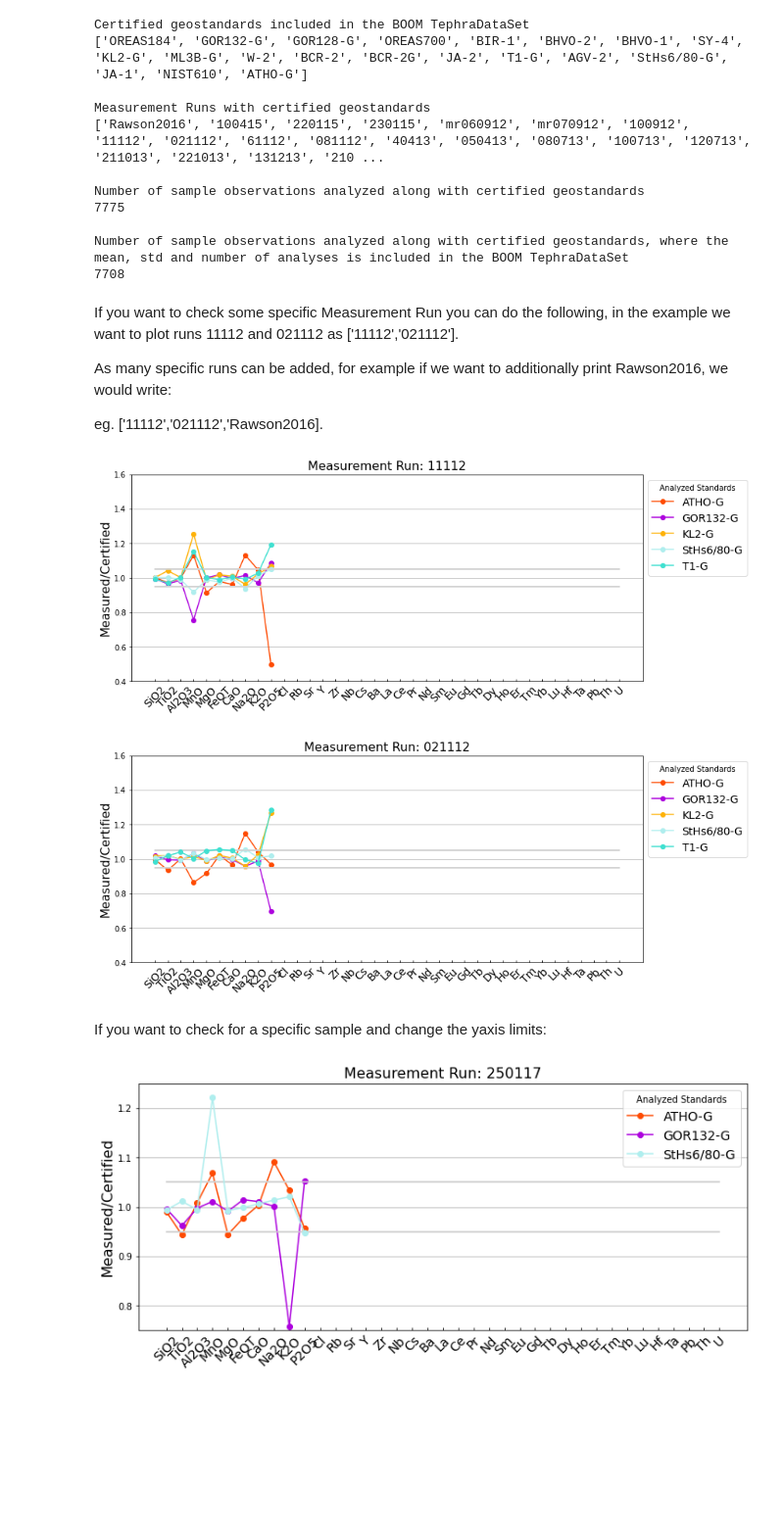
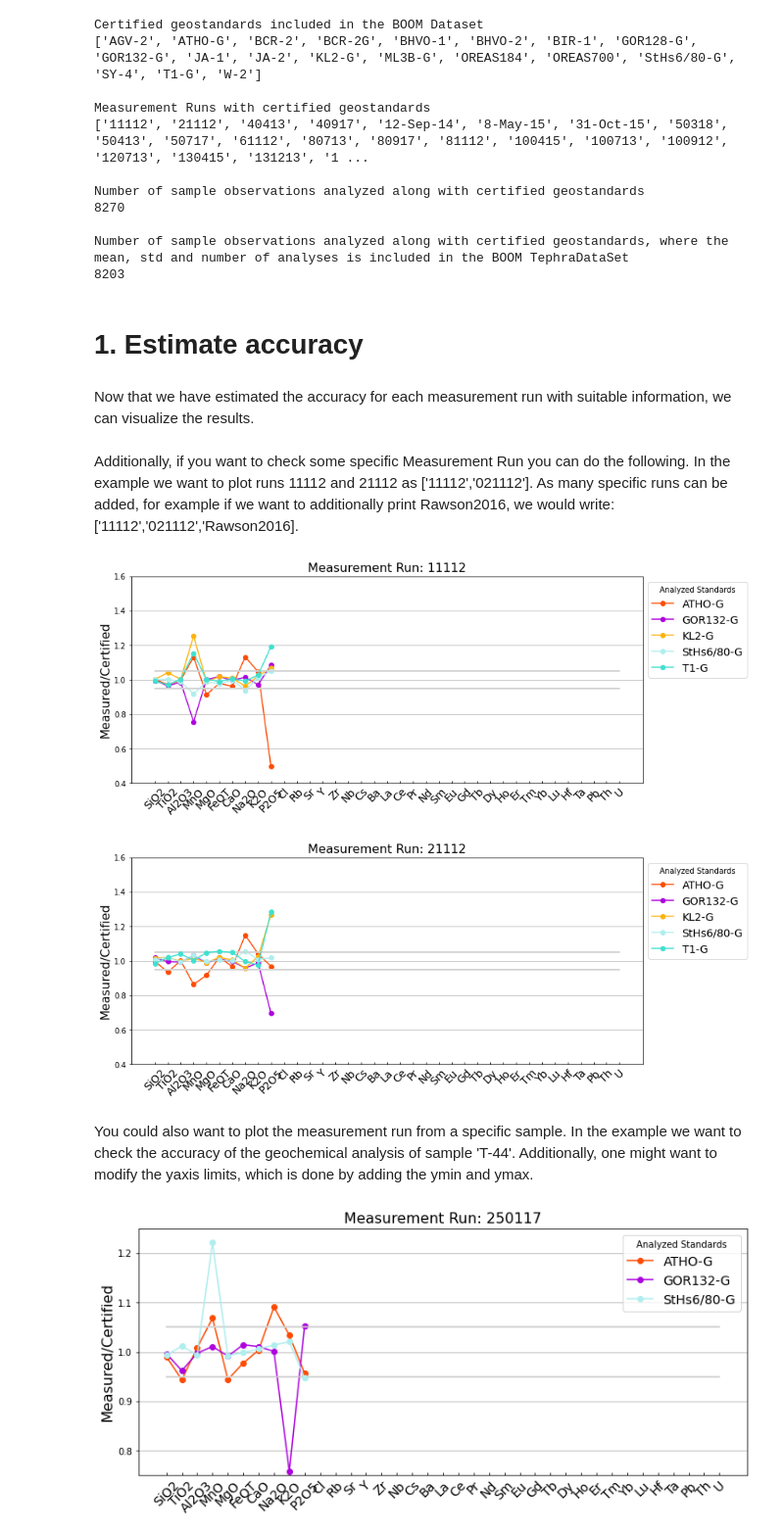
Before and after one commit to consuelola/BOOM, a Jupyter notebook: Notebooks/UncertaintyAndStandards.ipynb, the cells around one changed output. Shown at 98% size. Drawn from its saved outputs; the diff is of its cells as text; code cells hidden in the pictures; blank space fills up the shorter version.

```diff
--- a/Notebooks/UncertaintyAndStandards.ipynb
+++ b/Notebooks/UncertaintyAndStandards.ipynb
@@ -43,14 +38,21 @@ Samples analyzed for geochemical composition
 # %%
-# Load data of geostandards analyzed in each run (ID of the geostandard (e.g. ATHO-G, ML3B-G),
+# Load data of geostandards analyzed in each run from the MeasurementRuns file: ID of the geostandard (e.g. ATHO-G, ML3B-G),
 #     the average analyzed value for each analyzed element, its standard deviation (SD),
 #     the relative standard deviation (RSD) and the number of analyses performed for of each standard (n).
 
-BOOM_geostandards = pd.read_excel('../Data/MeasurementRuns.xlsx')
+standard_url = "https://data.ipsl.fr/repository/TephraDatabase/TephraDataBase_Standards.csv"
+s=requests.get(standard_url).text
+BOOM_geostandards = pd.read_csv(StringIO(s), encoding="latin1")
 BOOM_geostandards.loc[:,'MeasurementRun'] = BOOM_geostandards.loc[:,'MeasurementRun'].astype('str')
-print('\033[1m'+ 'Number of sample observations analyzed for geochemical composition, for which the average, std and n analyzed for each element for each geostandard analyzed along with the samples, are included in the BOOM TephraDataSet'+ '\033[0m')
+
+#in case the ESPRI server is down:
+BOOM_geostandards = pd.read_csv("../assets/Data/MeasurementRuns.csv", encoding = 'UTF-8', low_memory =False )
+BOOM_geostandards.loc[:,'MeasurementRun'] = BOOM_geostandards.loc[:,'MeasurementRun'].astype('str')
+
+print('\033[1m'+ 'Number of sample observations analyzed for geochemical composition, for which the average, std and n analyzed for each element, for each geostandard analyzed along with the samples, are included in the BOOM Dataset:'+ '\033[0m')
 print(len(BOOM_with_geostandards[BOOM_with_geostandards.MeasurementRun.isin(BOOM_geostandards[BOOM_geostandards.n!= 'Not reported'].MeasurementRun.unique().tolist())]))
 print(' ')
 
-print('\033[1m'+ 'Number of sample observations analyzed for geochemical composition, for which only the average of the geostandard are included in the BOOM TephraDataSet '+ '\033[0m')
+print('\033[1m'+ 'Number of sample observations analyzed for geochemical composition, for which only the average of the geostandard are included in the BOOM Dataset:'+ '\033[0m')
 print(len(BOOM_with_geostandards[BOOM_with_geostandards.MeasurementRun.isin(BOOM_geostandards[BOOM_geostandards.n== 'Not reported'].MeasurementRun.unique().tolist())]))
 # %% [output]
@@ -74,26 +77,26 @@ The certifed values can be accessed a:
 # %%
-#Load Standard reference values and filter the ones with error as '95%CL' or 'SD' which correspond to the standars
+#Load Standard reference values and filter the ones with error as '95%CL' or 'SD', which correspond to the standars
 #with a certified value.
 
-BOOM_geostandards_ref = pd.read_excel('../Data/Standards_Reference.xlsx')
+BOOM_geostandards_ref = pd.read_csv('../assets/Data/Standards_Reference.csv', encoding = 'UTF-8', low_memory =False)
 BOOM_geostandards_ref = BOOM_geostandards_ref[BOOM_geostandards_ref.StandardID.isin(['OREAS184', 'GOR132-G', 'GOR128-G', 'OREAS700',
         'BIR-1', 'BHVO-2', 'BHVO-1', 'SY-4', 'KL2-G', 'ML3B-G', 'W-2', 'BCR-2', 'BCR-2G', 'JA-2',
         'T1-G', 'AGV-2', 'StHs6/80-G', 'JA-1', 'NIST610', 'ATHO-G'])].copy()
 
 #Print certified secondary standards in the dataset
 temp1 = BOOM_geostandards_ref.StandardID.unique().tolist()
-print('\033[1m'+ 'Certified geostandards included in the BOOM TephraDataSet'+ '\033[0m')
+print('\033[1m'+ 'Certified geostandards included in the BOOM Dataset'+ '\033[0m')
 print(temp1)
 
 #print MeasurementRuns with certified standards
-temp2 = BOOM_geostandards[BOOM_geostandards.StandardID.isin(temp1)].MeasurementRun.unique().tolist()
+temp2 = BOOM_geostandards[BOOM_geostandards.Standard.isin(temp1)].MeasurementRun.unique().tolist()
 print(" ")
 print('\033[1m'+ 'Measurement Runs with certified geostandards'+ '\033[0m')
 print(temp2)
 
 print(" ")
 print('\033[1m'+ 'Number of sample observations analyzed along with certified geostandards'+ '\033[0m')
-temp3 = BOOM_geostandards[BOOM_geostandards.StandardID.isin(temp1)]
+temp3 = BOOM_geostandards[BOOM_geostandards.Standard.isin(temp1)]
 temp4 = temp3[((temp3.SiO2!=-1)&(temp3.SD_SiO2!=-1))|((temp3.Rb!=-1)&(temp3.SD_Rb!=-1))].MeasurementRun.unique().tolist()
 print(len(BOOM_with_geostandards[BOOM_with_geostandards.MeasurementRun.isin(temp4)].MeasurementRun))
 
@@ -102,17 +105,19 @@ print('\033[1m'+ 'Number of sample observations analyzed along with certified ge
 temp5 = temp3[temp3.n!='Not reported'].MeasurementRun.unique()
 print(len(BOOM_with_geostandards[BOOM_with_geostandards.MeasurementRun.isin(temp5)].MeasurementRun))
 # %% [output]
-Certified geostandards included in the BOOM TephraDataSet
-['OREAS184', 'GOR132-G', 'GOR128-G', 'OREAS700', 'BIR-1', 'BHVO-2', 'BHVO-1', 'SY-4', 'KL2-G', 'ML3B-G', 'W-2', 'BCR-2', 'BCR-2G', 'JA-2', 'T1-G', 'AGV-2', 'StHs6/80-G', 'JA-1', 'NIST610', 'ATHO-G']
+Certified geostandards included in the BOOM Dataset
+['AGV-2', 'ATHO-G', 'BCR-2', 'BCR-2G', 'BHVO-1', 'BHVO-2', 'BIR-1', 'GOR128-G', 'GOR132-G', 'JA-1', 'JA-2', 'KL2-G', 'ML3B-G', 'OREAS184', 'OREAS700', 'StHs6/80-G', 'SY-4', 'T1-G', 'W-2']
 
 Measurement Runs with certified geostandards
-['Rawson2016', '100415', '220115', '230115', 'mr060912', 'mr070912', '100912', '11112', '021112', '61112', '081112', '40413', '050413', '080713', '100713', '120713', '211013', '221013', '131213', '210 ...
+['11112', '21112', '40413', '40917', '12-Sep-14', '8-May-15', '31-Oct-15', '50318', '50413', '50717', '61112', '80713', '80917', '81112', '100415', '100713', '100912', '120713', '130415', '131213', '1 ...
 
 Number of sample observations analyzed along with certified geostandards
-7775
+8270
 
 Number of sample observations analyzed along with certified geostandards, where the mean, std and number of analyses is included in the BOOM TephraDataSet
-7708
+8203
+# %% [markdown]
+# 1. Estimate accuracy
 # %%
 import sys
 sys.path.insert(1, '../Scripts')
@@ -125,0 +128,2 @@ BOOM_geostandards_accuracy = estimating_accuracy(BOOM_geostandards,BOOM_geostand
+# %% [markdown]
+Now that we have estimated the accuracy for each measurement run with suitable information, we can visualize the results.
@@ -126,16 +135,13 @@ BOOM_geostandards_accuracy = estimating_accuracy(BOOM_geostandards,BOOM_geostand
 # %% [markdown]
-If you want to check some specific Measurement Run you can do the following, in the example we want to plot runs 11112 and 021112 as ['11112','021112'].
-
-As many specific runs can be added, for example if we want to additionally print Rawson2016, we would write:
-
-eg. ['11112','021112','Rawson2016].
+Additionally, if you want to check some specific Measurement Run you can do the following. In the example we want to plot runs 11112 and 21112 as ['11112','021112']. As many specific runs can be added, for example if we want to additionally print Rawson2016, we would write: ['11112','021112','Rawson2016].
 # %%
-plot_accuracy_MeasurementRun(BOOM_geostandards_accuracy[BOOM_geostandards_accuracy.MeasurementRun.isin(['11112','021112'])])
+plot_accuracy_MeasurementRun(BOOM_geostandards_accuracy[BOOM_geostandards_accuracy.MeasurementRun.isin(['11112','21112'])])
 # %% [output]
 [figure]
-[figure, old version]
+[figure, new version]
-# %% [markdown]
-If you want to check for a specific sample and change the yaxis limits:
+# %% [markdown]
+You could also want to plot the measurement run from a specific sample. In the example we want to check the accuracy of the geochemical analysis of sample 'T-44'.
+Additionally, one might want to modify the yaxis limits, which is done by adding the ymin and ymax.
 # %%
 plot_accuracy_MeasurementRun(BOOM_geostandards_accuracy[BOOM_geostandards_accuracy.MeasurementRun.isin(BOOM_with_geostandards[BOOM_with_geostandards.SampleID == 'T-44'].MeasurementRun.unique())],
              ymin=0.75,ymax=1.25)
```
Also changed, not shown: parts of 20 cells of this notebook, 3 other files.
